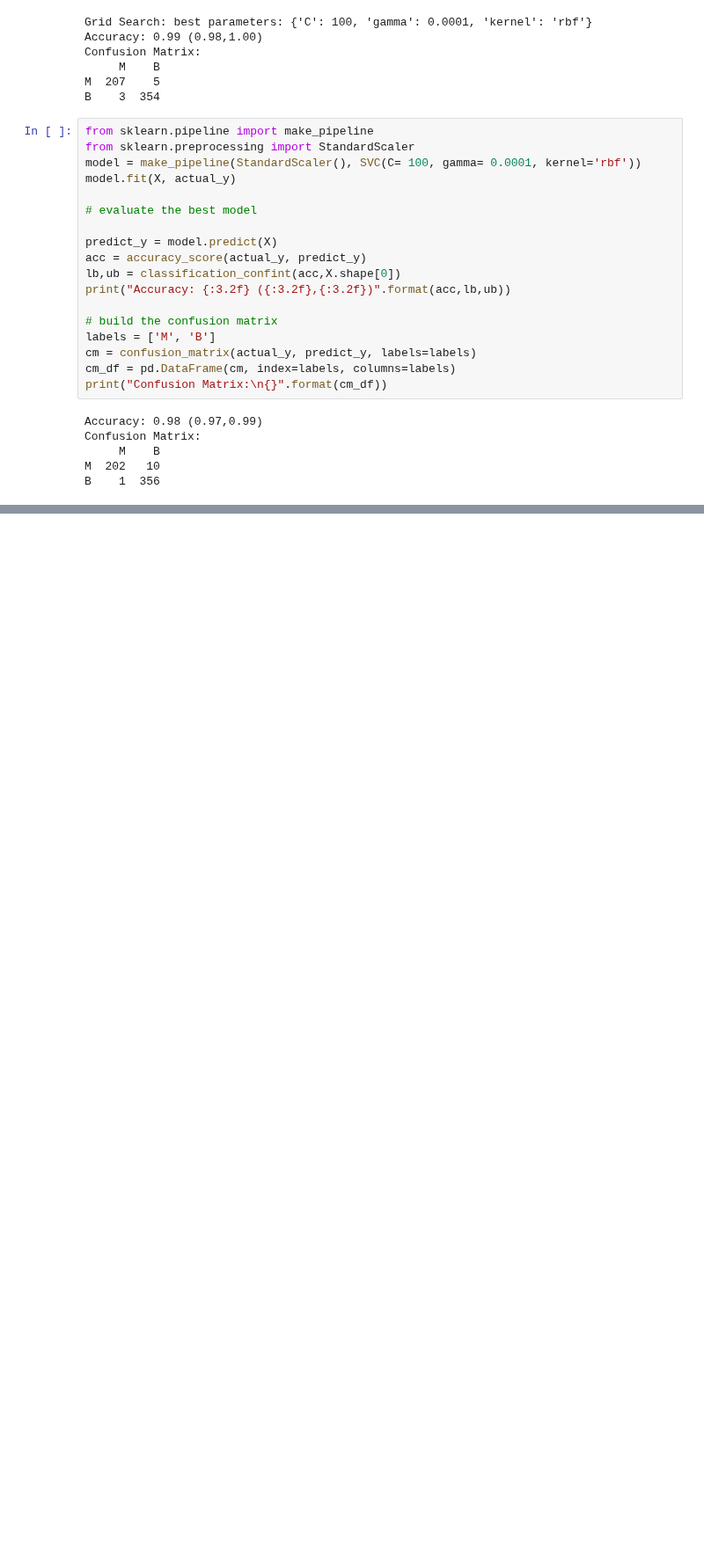
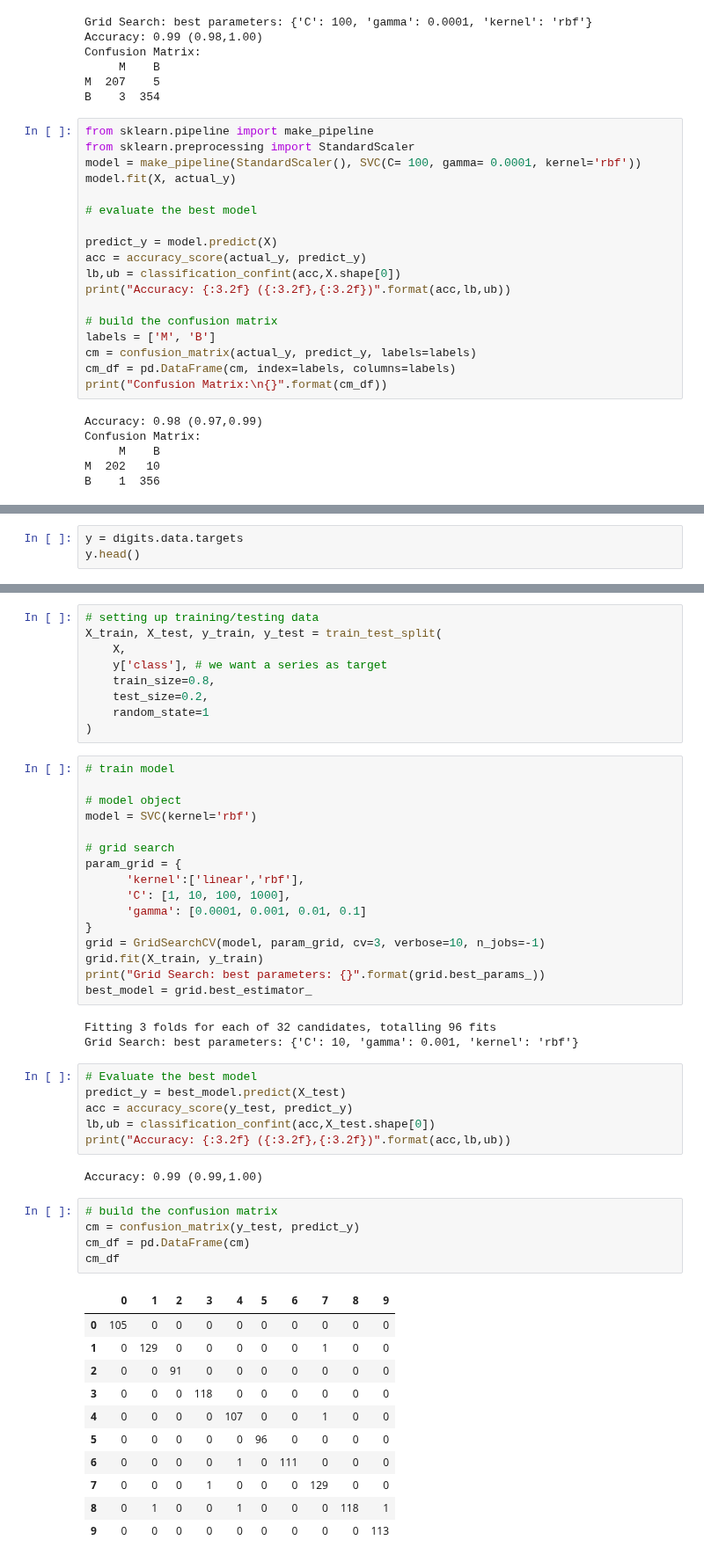
Before and after one commit to IndraniMandal/CSC310-S20, a Jupyter notebook: SVM.ipynb, the cells around one changed output, grey strips where cells are left out. Shown at 88% size. Saved outputs shown, nothing was run; the diff lists cells and outputs as text; blank space fills up the shorter version.

```diff
--- a/SVM.ipynb
+++ b/SVM.ipynb
@@ -139,0 +177,3 @@ B    1  356
+# %%
+y = digits.data.targets
+y.head()
@@ -139,0 +207,53 @@ B    1  356
+# %%
+# setting up training/testing data
+X_train, X_test, y_train, y_test = train_test_split(
+    X,
+    y['class'], # we want a series as target
+    train_size=0.8,
+    test_size=0.2,
+    random_state=1
+)
+# %%
+# train model
+
+# model object
+model = SVC(kernel='rbf')
+
+# grid search
+param_grid = {
+      'kernel':['linear','rbf'],
+      'C': [1, 10, 100, 1000],
+      'gamma': [0.0001, 0.001, 0.01, 0.1]
+}
+grid = GridSearchCV(model, param_grid, cv=3, verbose=10, n_jobs=-1)
+grid.fit(X_train, y_train)
+print("Grid Search: best parameters: {}".format(grid.best_params_))
+best_model = grid.best_estimator_
+# %% [output]
+Fitting 3 folds for each of 32 candidates, totalling 96 fits
+Grid Search: best parameters: {'C': 10, 'gamma': 0.001, 'kernel': 'rbf'}
+# %%
+# Evaluate the best model
+predict_y = best_model.predict(X_test)
+acc = accuracy_score(y_test, predict_y)
+lb,ub = classification_confint(acc,X_test.shape[0])
+print("Accuracy: {:3.2f} ({:3.2f},{:3.2f})".format(acc,lb,ub))
+# %% [output]
+Accuracy: 0.99 (0.99,1.00)
+# %%
+# build the confusion matrix
+cm = confusion_matrix(y_test, predict_y)
+cm_df = pd.DataFrame(cm)
+cm_df
+# %% [output]
+|  | 0 | 1 | 2 | 3 | 4 | 5 | 6 | 7 | 8 | 9 |
+| 0 | 105 | 0 | 0 | 0 | 0 | 0 | 0 | 0 | 0 | 0 |
+| 1 | 0 | 129 | 0 | 0 | 0 | 0 | 0 | 1 | 0 | 0 |
+| 2 | 0 | 0 | 91 | 0 | 0 | 0 | 0 | 0 | 0 | 0 |
+| 3 | 0 | 0 | 0 | 118 | 0 | 0 | 0 | 0 | 0 | 0 |
+| 4 | 0 | 0 | 0 | 0 | 107 | 0 | 0 | 1 | 0 | 0 |
+| 5 | 0 | 0 | 0 | 0 | 0 | 96 | 0 | 0 | 0 | 0 |
+| 6 | 0 | 0 | 0 | 0 | 1 | 0 | 111 | 0 | 0 | 0 |
+| 7 | 0 | 0 | 0 | 1 | 0 | 0 | 0 | 129 | 0 | 0 |
+| 8 | 0 | 1 | 0 | 0 | 1 | 0 | 0 | 0 | 118 | 1 |
+| 9 | 0 | 0 | 0 | 0 | 0 | 0 | 0 | 0 | 0 | 113 |
```
Also changed, not shown: parts of 8 cells of this notebook.
